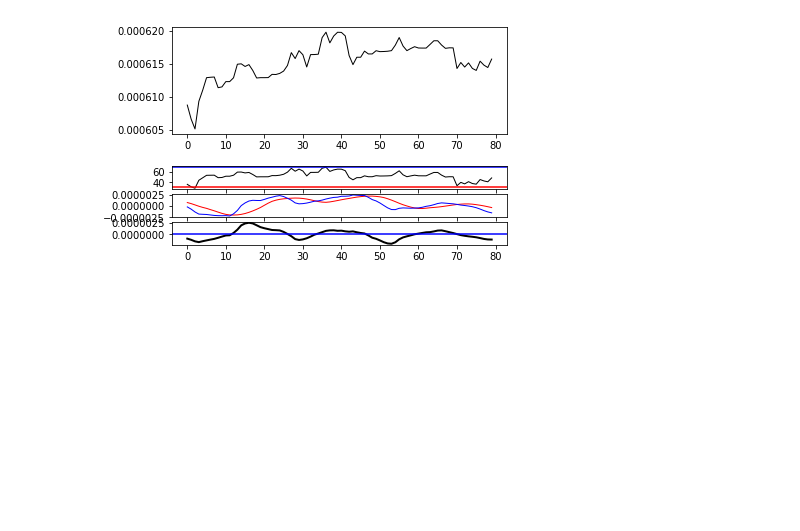
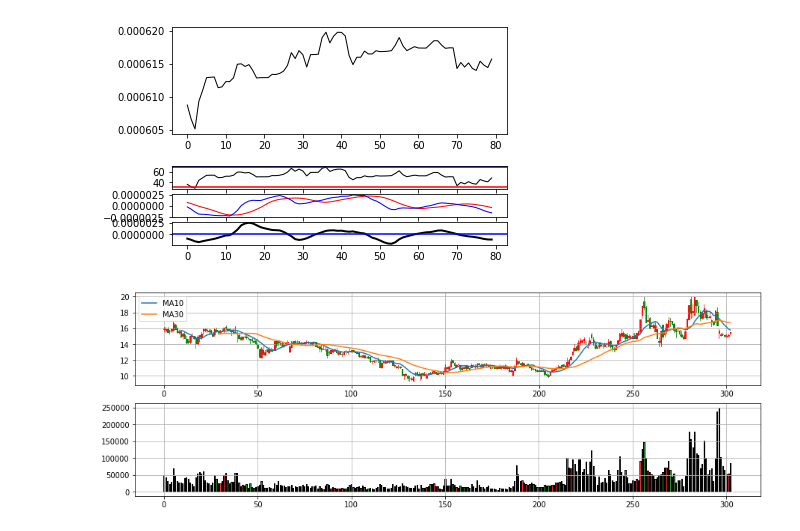
Before and after one commit to alanz2015/MyQuantitativeAlgoTest, a Jupyter notebook: StudyNote20191230.ipynb, the cells around one changed output. Drawn from its saved outputs; the diff is of its cells as text; code cells hidden in the pictures; blank space fills up the shorter version.

```diff
--- a/StudyNote20191230.ipynb
+++ b/StudyNote20191230.ipynb
@@ -159,3 +159,29 @@ plt.axhline(y=0, color='b', linestyle='-')
 plt.show()
 # %% [output]
 [figure]
+# %%
+import tushare as ts
+import numpy as np
+import matplotlib.pyplot as plt
+import mpl_finance as mpf
+import talib as tl
+# "設置起始日期"
+start_date ='2018-04-01'
+End_date = '2019-07-01'
+# "導入數據"
+df_300427 = ts.get_hist_data('300427',start=start_date,end=End_date)
+df_300427=df_300427.sort_index()
+# "計算均線"
+sma_10 = tl.SMA(np.array(df_300427['close']), 10)
+sma_30 = tl.SMA(np.array(df_300427['close']), 30)
+fig,(ax1,ax2) = plt.subplots(2,1,figsize=(15,5))
+mpf.candlestick2_ochl(ax1, df_300427['open'], df_300427['close'], df_300427['high'],df_300427['low'], width=0.6, colorup='r', colordown='g', alpha=0.75)
+mpf.volume_overlay(ax2, df_300427['open'], df_300427['close'], df_300427['volume'], colorup='r', colordown='g', width=0.5, alpha=0.8)
+ax1.plot(sma_10, label='MA10')
+ax1.plot(sma_30, label='MA30')
+ax1.legend();
+ax1.grid()
+ax2.grid()
+plt.show()
+# %% [output]
+[figure, added]
```
Also changed, not shown: 7 other files.
